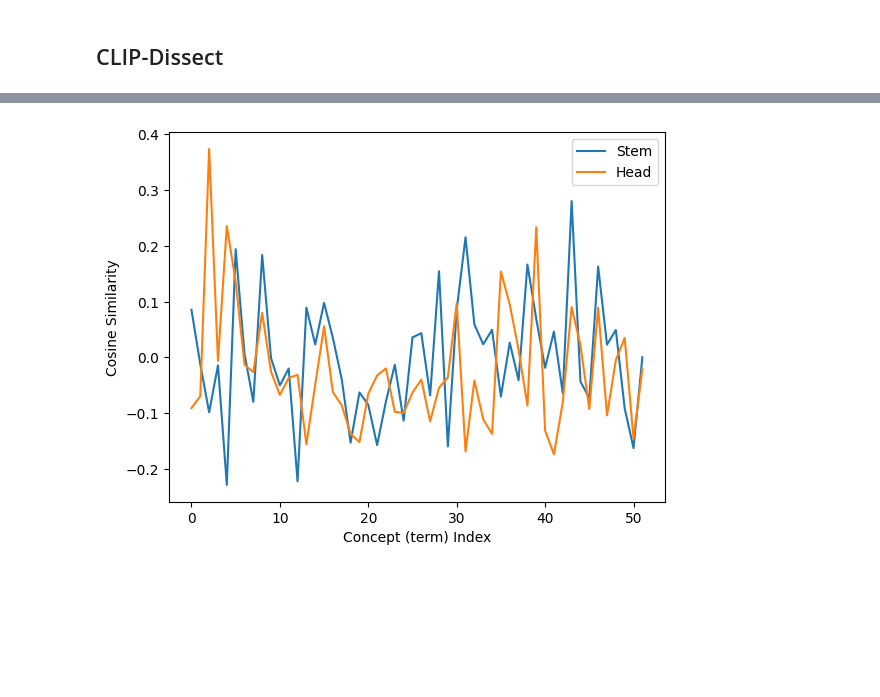
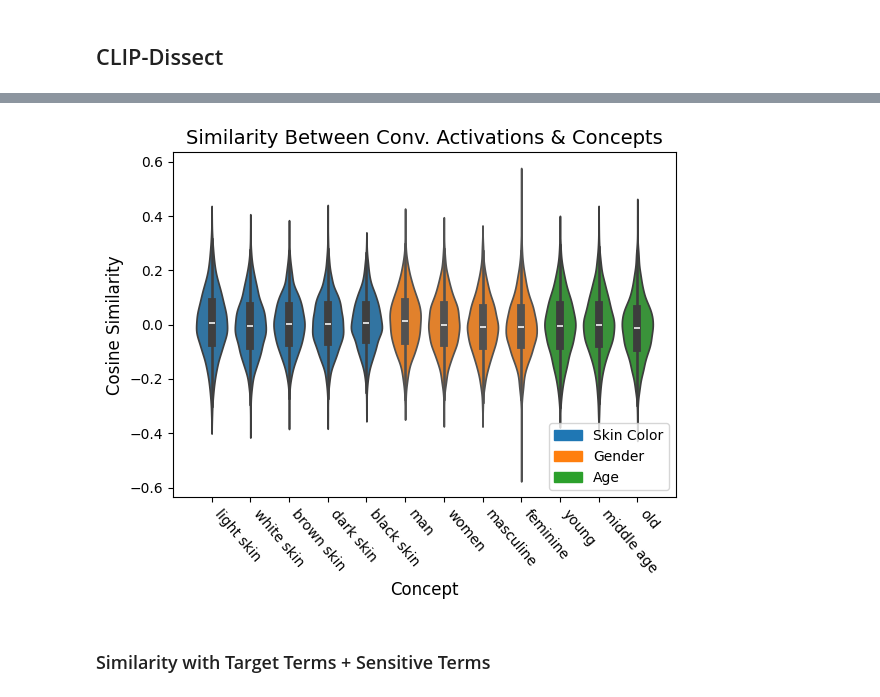
Before and after one commit to ryanhammonds/dsc261, a Jupyter notebook: analysis/CLIP-Dissect.ipynb, the cells around one changed output, grey strips where cells are left out. Cells and saved outputs as stored; diff of their text form; code cells hidden in the pictures; blank space fills up the shorter version.

Commit message:
update nb with sensitive terms

```diff
--- a/analysis/CLIP-Dissect.ipynb
+++ b/analysis/CLIP-Dissect.ipynb
@@ -97,23 +136,40 @@ for row in tqdm(range(n_rows), total=n_rows):
-# %%
-# 3. Compute similarity between P and q_k
-def compute_cos_sim(P, q_k, demean=False):
-    if demean:
-        P = P - P.mean(axis=0)
-        q_k = q_k - q_k.mean()
-
-    P_norm = P / np.linalg.norm(P, ord=2, axis=0)
-    q_k_norm = q_k / np.linalg.norm(q_k, ord=2)
-
-    return P_norm.T @ q_k_norm
-
-cos_sim_stem = compute_cos_sim(P, q_k_conv_stem, demean=True)
-cos_sim_head = compute_cos_sim(P, q_k_conv_head, demean=True)
-
-# Plot
-plt.plot(cos_sim_stem, label='Stem')
-plt.plot(cos_sim_head, label='Head')
-plt.ylabel("Cosine Similarity")
-plt.xlabel("Concept (term) Index")
-plt.legend();
-# %% [output]
-[figure, removed]
+# %%
+# 3. Compute similarity between P and q_k
+def compute_cos_sim(P, q_k, demean=False):
+    if demean:
+        P = P - P.mean(axis=0)
+        q_k = q_k - q_k.mean(axis=0)
+
+    P_norm = P / np.linalg.norm(P, ord=2, axis=0)
+    q_k_norm = q_k / np.linalg.norm(q_k, ord=2, axis=0)
+
+    return P_norm.T @ q_k_norm
+
+cos_sim = []
+for i in range(len(q_k)):
+    cos_sim.append(compute_cos_sim(P, q_k[i], demean=True).T)
+# %%
+fig, ax = plt.subplots(nrows=1, ncols=1, figsize=(6, 5))
+
+cos_sim_concat = np.vstack(cos_sim).T
+
+for i_term, term_groups in enumerate([(0, 5), (5, 9), (9, 12)]): # terms
+    for i in range(term_groups[0], term_groups[1]):
+        sns.violinplot(x=[i] * len(cos_sim_concat[i]), y=cos_sim_concat[i], color="C"+str(i_term), ax=ax)
+
+ax.set_xlim(-1, 12)
+ax.set_xticks(np.arange(12), concept_terms, rotation=-50, ha='left')
+ax.set_ylabel("Cosine Similarity", size=12)
+ax.set_xlabel("Concept", size=12)
+ax.set_title("Similarity Between Conv. Activations & Concepts", size=14)
+
+ax.legend(handles=[
+    mpatches.Patch(color='C0', label='Skin Color'),
+    mpatches.Patch(color='C1', label='Gender'),
+    mpatches.Patch(color='C2', label='Age'),
+], loc='lower right')
+plt.tight_layout();
+# %% [output]
+[figure, added]
+# %% [markdown]
+### Similarity with Target Terms + Sensitive Terms
```
Also changed, not shown: parts of 15 cells of this notebook.
